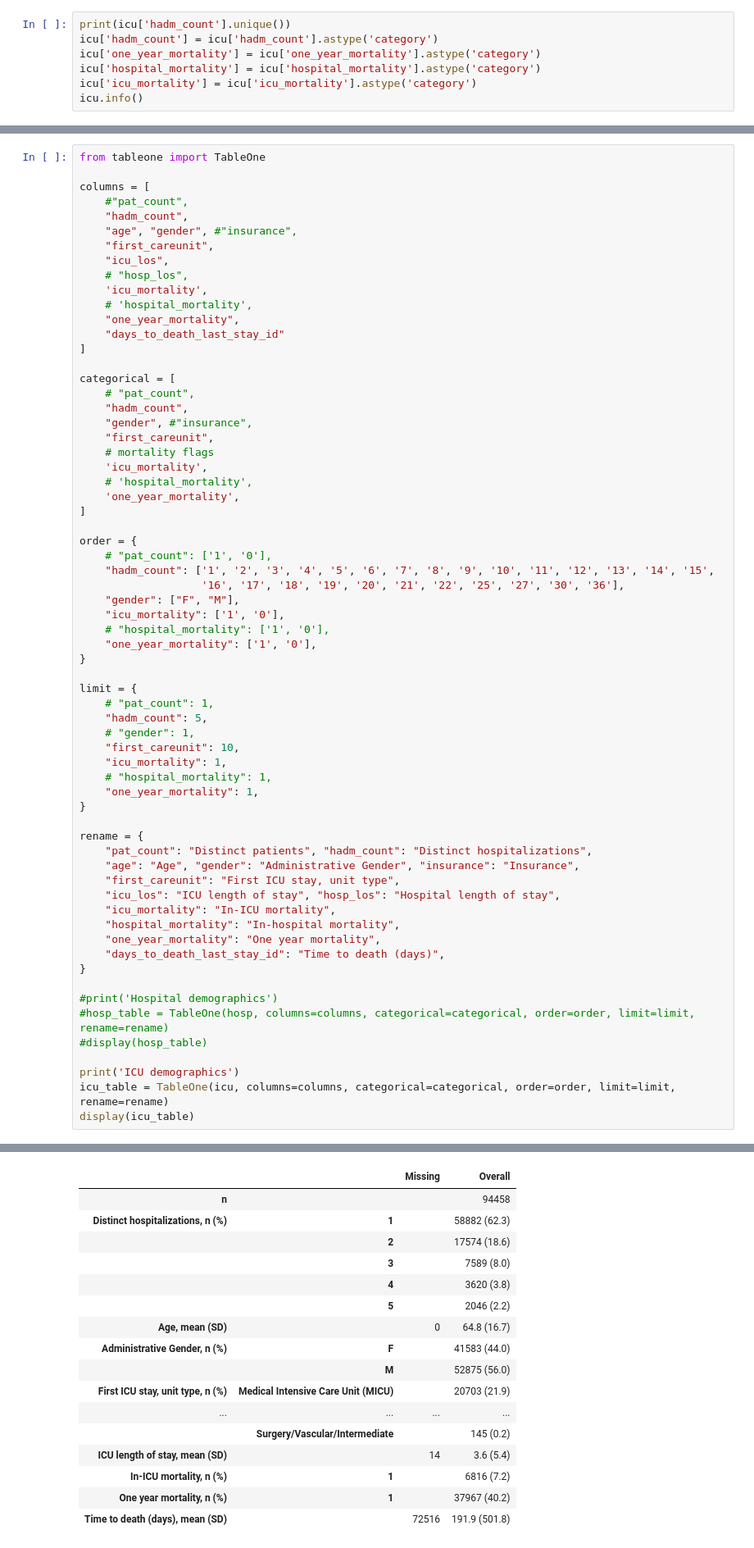
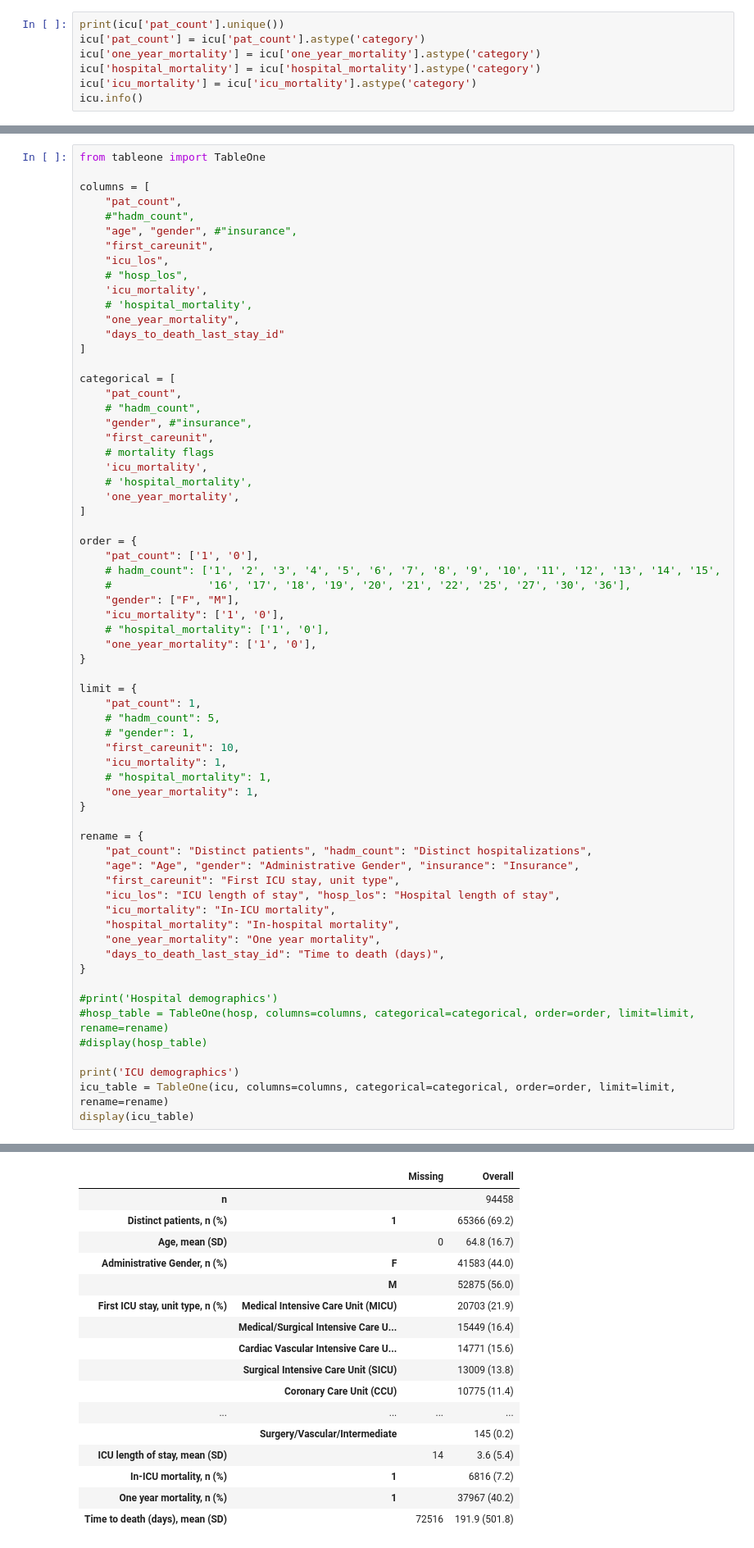
Before and after one commit to aah-41350/MHIA123-Project, a Jupyter notebook: mimic-project/pynotebook.ipynb, the cells around one changed output, grey strips where cells are left out. Shown: that part at 82% size. Cells and saved outputs as stored; diff of their text form.

```diff
--- a/mimic-project/pynotebook.ipynb
+++ b/mimic-project/pynotebook.ipynb
@@ -277,7 +240,7 @@ memory usage: 15.1+ MB
 Total rows: 94,458
 # %%
-print(icu['hadm_count'].unique())
-icu['hadm_count'] = icu['hadm_count'].astype('category')
+print(icu['pat_count'].unique())
+icu['pat_count'] = icu['pat_count'].astype('category')
 icu['one_year_mortality'] = icu['one_year_mortality'].astype('category')
 icu['hospital_mortality'] = icu['hospital_mortality'].astype('category')
 icu['icu_mortality'] = icu['icu_mortality'].astype('category')
@@ -384,8 +347,8 @@ Hospital demographics
 from tableone import TableOne
 
 columns = [
-    #"pat_count",
-    "hadm_count",
+    "pat_count",
+    #"hadm_count",
     "age", "gender", #"insurance",
     "first_careunit",
     "icu_los",
@@ -397,8 +360,8 @@ columns = [
 ]
 
 categorical = [
-    # "pat_count",
-    "hadm_count",
+    "pat_count",
+    # "hadm_count",
     "gender", #"insurance",
     "first_careunit",
     # mortality flags
@@ -408,9 +371,9 @@ categorical = [
 ]
 
 order = {
-    # "pat_count": ['1', '0'],
-    "hadm_count": ['1', '2', '3', '4', '5', '6', '7', '8', '9', '10', '11', '12', '13', '14', '15',
-                   '16', '17', '18', '19', '20', '21', '22', '25', '27', '30', '36'],
+    "pat_count": ['1', '0'],
+    # hadm_count": ['1', '2', '3', '4', '5', '6', '7', '8', '9', '10', '11', '12', '13', '14', '15',
+    #               '16', '17', '18', '19', '20', '21', '22', '25', '27', '30', '36'],
     "gender": ["F", "M"],
     "icu_mortality": ['1', '0'],
     # "hospital_mortality": ['1', '0'],
@@ -418,46 +381,46 @@ order = {
 }
 
 limit = {
-    # "pat_count": 1,
-    "hadm_count": 5,
+    "pat_count": 1,
+    # "hadm_count": 5,
     # "gender": 1,
     "first_careunit": 10,
     "icu_mortality": 1,
     # "hospital_mortality": 1,
     "one_year_mortality": 1,
 }
 
 rename = {
     "pat_count": "Distinct patients", "hadm_count": "Distinct hospitalizations",
     "age": "Age", "gender": "Administrative Gender", "insurance": "Insurance",
     "first_careunit": "First ICU stay, unit type",
     "icu_los": "ICU length of stay", "hosp_los": "Hospital length of stay",
     "icu_mortality": "In-ICU mortality",
     "hospital_mortality": "In-hospital mortality",
     "one_year_mortality": "One year mortality",
     "days_to_death_last_stay_id": "Time to death (days)",
 }
 
 #print('Hospital demographics')
 #hosp_table = TableOne(hosp, columns=columns, categorical=categorical, order=order, limit=limit, rename=rename)
 #display(hosp_table)
 
 print('ICU demographics')
 icu_table = TableOne(icu, columns=columns, categorical=categorical, order=order, limit=limit, rename=rename)
 display(icu_table)
 # %% [output]
 ICU demographics
 |  |  | Missing | Overall |
 | n |  |  | 94458 |
-| Distinct hospitalizations, n (%) | 1 |  | 58882 (62.3) |
-|  | 2 |  | 17574 (18.6) |
-|  | 3 |  | 7589 (8.0) |
-|  | 4 |  | 3620 (3.8) |
-|  | 5 |  | 2046 (2.2) |
+| Distinct patients, n (%) | 1 |  | 65366 (69.2) |
 | Age, mean (SD) |  | 0 | 64.8 (16.7) |
 | Administrative Gender, n (%) | F |  | 41583 (44.0) |
 |  | M |  | 52875 (56.0) |
 | First ICU stay, unit type, n (%) | Medical Intensive Care Unit (MICU) |  | 20703 (21.9) |
+|  | Medical/Surgical Intensive Care U... |  | 15449 (16.4) |
+|  | Cardiac Vascular Intensive Care U... |  | 14771 (15.6) |
+|  | Surgical Intensive Care Unit (SICU) |  | 13009 (13.8) |
+|  | Coronary Care Unit (CCU) |  | 10775 (11.4) |
 | ... | ... | ... | ... |
 |  | Surgery/Vascular/Intermediate |  | 145 (0.2) |
 | ICU length of stay, mean (SD) |  | 14 | 3.6 (5.4) |
```
Also changed, not shown: parts of 9 cells of this notebook, 9 other files.
